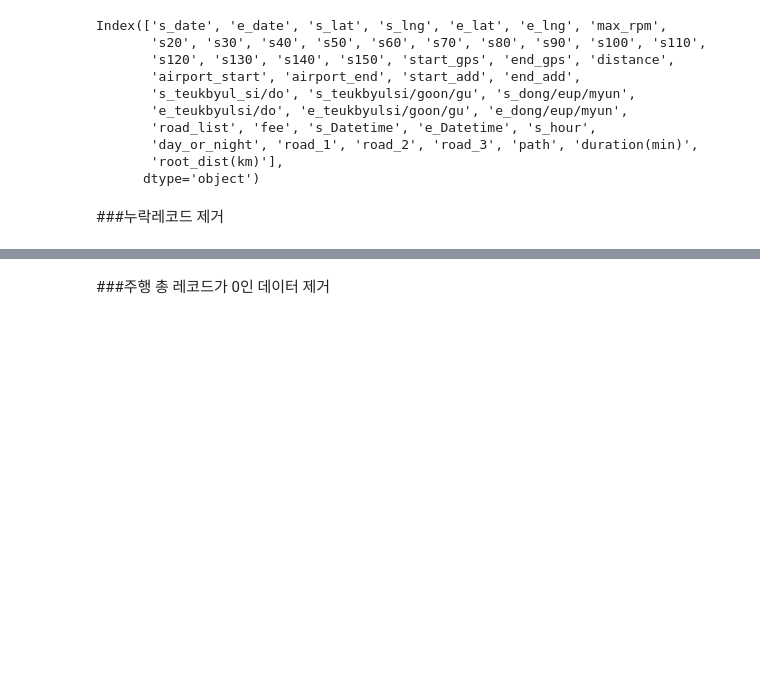
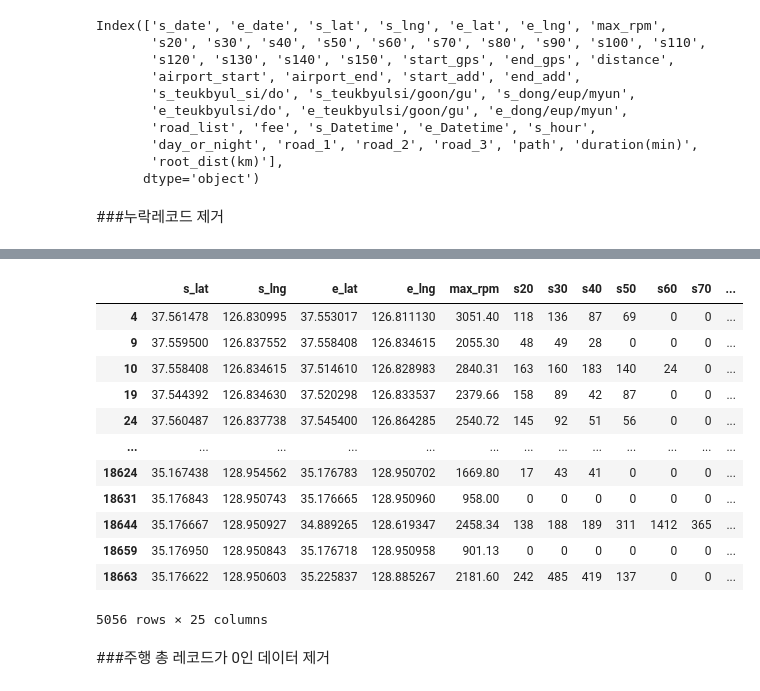
Before and after one commit to iterat1on/Realtime_abnomal_driving_detection, a Jupyter notebook: 공유자동차_.ipynb, the cells around one changed output, grey strips where cells are left out. Cells and saved outputs as stored; diff of their text form; code cells hidden in the pictures; blank space fills up the shorter version.

```diff
--- a/공유자동차_.ipynb
+++ b/공유자동차_.ipynb
@@ -808,5 +792,21 @@ See the caveats in the documentation: https://pandas.pydata.org/pandas-docs/stab
 # %%
 df = df3[df3['diff'] < np.median(df3['root_dist(km)'])]
+# %%
+df
+# %% [output]
+|  | s_lat | s_lng | e_lat | e_lng | max_rpm | s20 | s30 | s40 | s50 | s60 | s70 | ... |
+| 4 | 37.561478 | 126.830995 | 37.553017 | 126.811130 | 3051.40 | 118 | 136 | 87 | 69 | 0 | 0 | ... |
+| 9 | 37.559500 | 126.837552 | 37.558408 | 126.834615 | 2055.30 | 48 | 49 | 28 | 0 | 0 | 0 | ... |
+| 10 | 37.558408 | 126.834615 | 37.514610 | 126.828983 | 2840.31 | 163 | 160 | 183 | 140 | 24 | 0 | ... |
+| 19 | 37.544392 | 126.834630 | 37.520298 | 126.833537 | 2379.66 | 158 | 89 | 42 | 87 | 0 | 0 | ... |
+| 24 | 37.560487 | 126.837738 | 37.545400 | 126.864285 | 2540.72 | 145 | 92 | 51 | 56 | 0 | 0 | ... |
+| ... | ... | ... | ... | ... | ... | ... | ... | ... | ... | ... | ... | ... |
+| 18624 | 35.167438 | 128.954562 | 35.176783 | 128.950702 | 1669.80 | 17 | 43 | 41 | 0 | 0 | 0 | ... |
+| 18631 | 35.176843 | 128.950743 | 35.176665 | 128.950960 | 958.00 | 0 | 0 | 0 | 0 | 0 | 0 | ... |
+| 18644 | 35.176667 | 128.950927 | 34.889265 | 128.619347 | 2458.34 | 138 | 188 | 189 | 311 | 1412 | 365 | ... |
+| 18659 | 35.176950 | 128.950843 | 35.176718 | 128.950958 | 901.13 | 0 | 0 | 0 | 0 | 0 | 0 | ... |
+| 18663 | 35.176622 | 128.950603 | 35.225837 | 128.885267 | 2181.60 | 242 | 485 | 419 | 137 | 0 | 0 | ... |
+5056 rows × 25 columns
 # %% [markdown]
 ###주행 총 레코드가 0인 데이터 제거
 # %%
```
Also changed, not shown: parts of 3 cells of this notebook.
